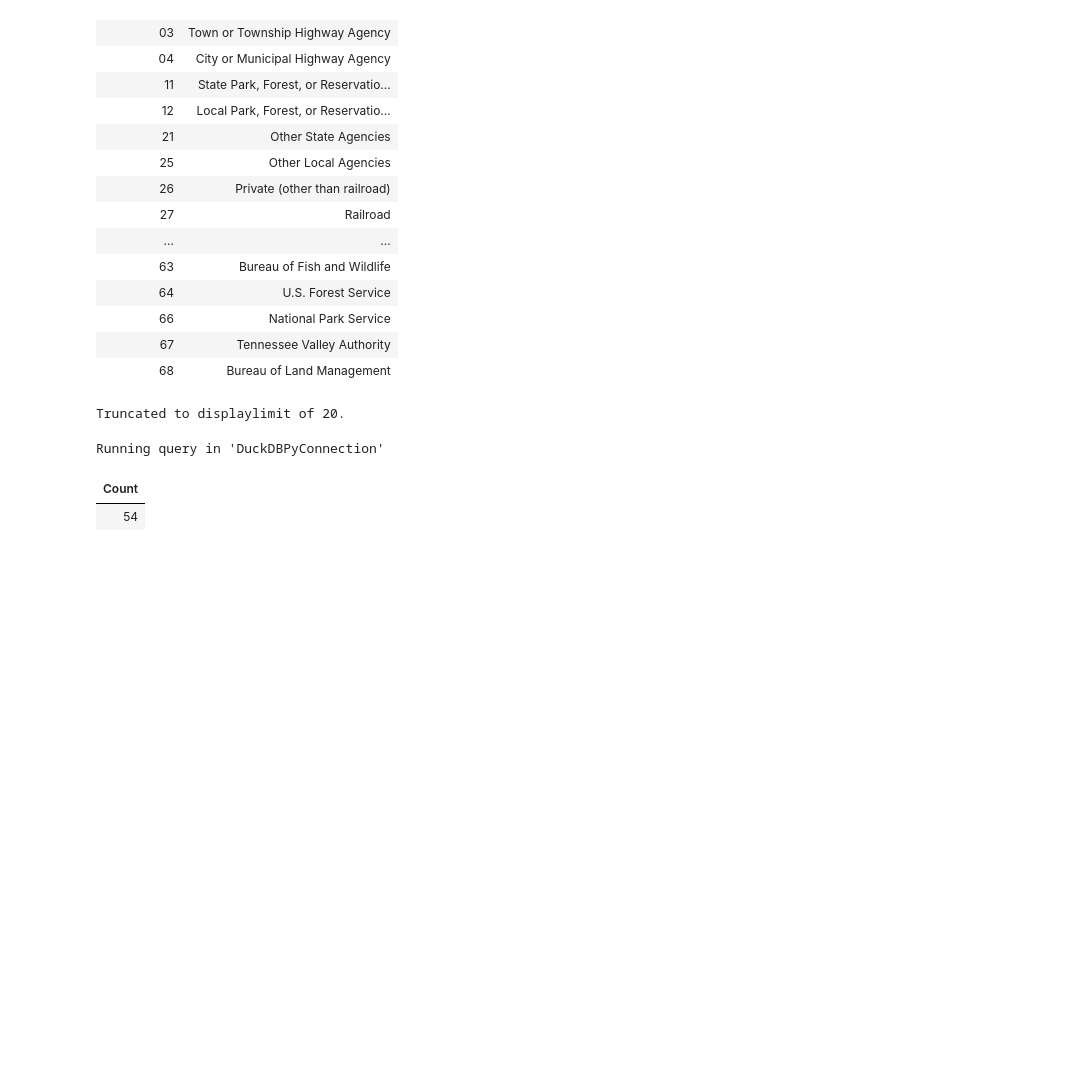
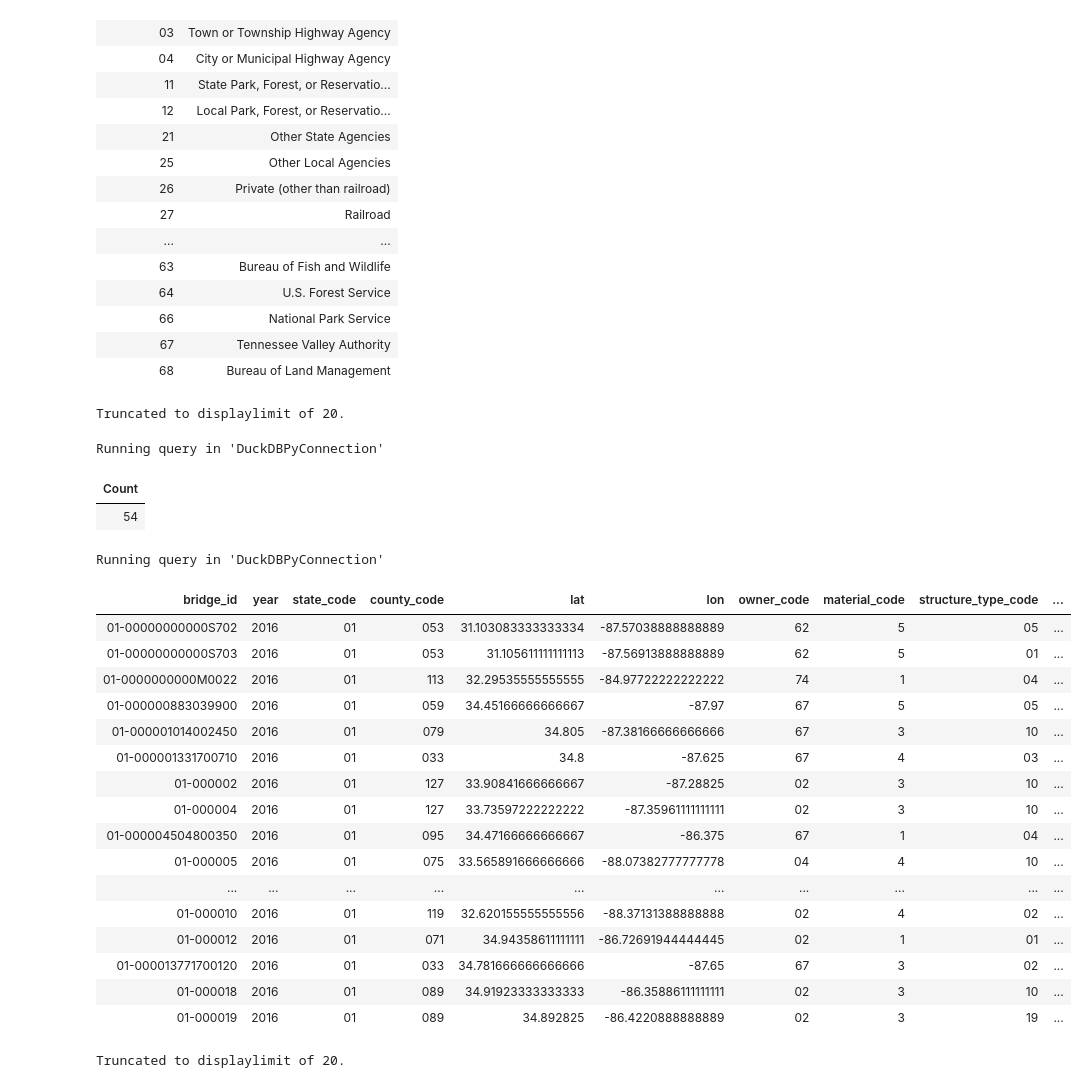
Before and after one commit to AHichem/bridge-deterioration-nbi, a Jupyter notebook: notebooks/02_sql_model.ipynb, the cells around one changed output. Drawn from its saved outputs; the diff is of its cells as text; code cells hidden in the pictures; blank space fills up the shorter version.

```diff
--- a/notebooks/02_sql_model.ipynb
+++ b/notebooks/02_sql_model.ipynb
@@ -576,3 +579,26 @@ VALUES
 Running query in 'DuckDBPyConnection'
 | Count |
 | 54 |
+# %%
+%%sql
+select * from inspections
+# %% [output]
+Running query in 'DuckDBPyConnection'
+| bridge_id | year | state_code | county_code | lat | lon | owner_code | material_code | structure_type_code | ... |
+| 01-00000000000S702 | 2016 | 01 | 053 | 31.103083333333334 | -87.57038888888889 | 62 | 5 | 05 | ... |
+| 01-00000000000S703 | 2016 | 01 | 053 | 31.105611111111113 | -87.56913888888889 | 62 | 5 | 01 | ... |
+| 01-0000000000M0022 | 2016 | 01 | 113 | 32.29535555555555 | -84.97722222222222 | 74 | 1 | 04 | ... |
+| 01-000000883039900 | 2016 | 01 | 059 | 34.45166666666667 | -87.97 | 67 | 5 | 05 | ... |
+| 01-000001014002450 | 2016 | 01 | 079 | 34.805 | -87.38166666666666 | 67 | 3 | 10 | ... |
+| 01-000001331700710 | 2016 | 01 | 033 | 34.8 | -87.625 | 67 | 4 | 03 | ... |
+| 01-000002 | 2016 | 01 | 127 | 33.90841666666667 | -87.28825 | 02 | 3 | 10 | ... |
+| 01-000004 | 2016 | 01 | 127 | 33.73597222222222 | -87.35961111111111 | 02 | 3 | 10 | ... |
+| 01-000004504800350 | 2016 | 01 | 095 | 34.47166666666667 | -86.375 | 67 | 1 | 04 | ... |
+| 01-000005 | 2016 | 01 | 075 | 33.565891666666666 | -88.07382777777778 | 04 | 4 | 10 | ... |
+| ... | ... | ... | ... | ... | ... | ... | ... | ... | ... |
+| 01-000010 | 2016 | 01 | 119 | 32.620155555555556 | -88.37131388888888 | 02 | 4 | 02 | ... |
+| 01-000012 | 2016 | 01 | 071 | 34.94358611111111 | -86.72691944444445 | 02 | 1 | 01 | ... |
+| 01-000013771700120 | 2016 | 01 | 033 | 34.781666666666666 | -87.65 | 67 | 3 | 02 | ... |
+| 01-000018 | 2016 | 01 | 089 | 34.91923333333333 | -86.35886111111111 | 02 | 3 | 10 | ... |
+| 01-000019 | 2016 | 01 | 089 | 34.892825 | -86.4220888888889 | 02 | 3 | 19 | ... |
+Truncated to displaylimit of 20.
```
Also changed, not shown: parts of 5 cells of this notebook.
